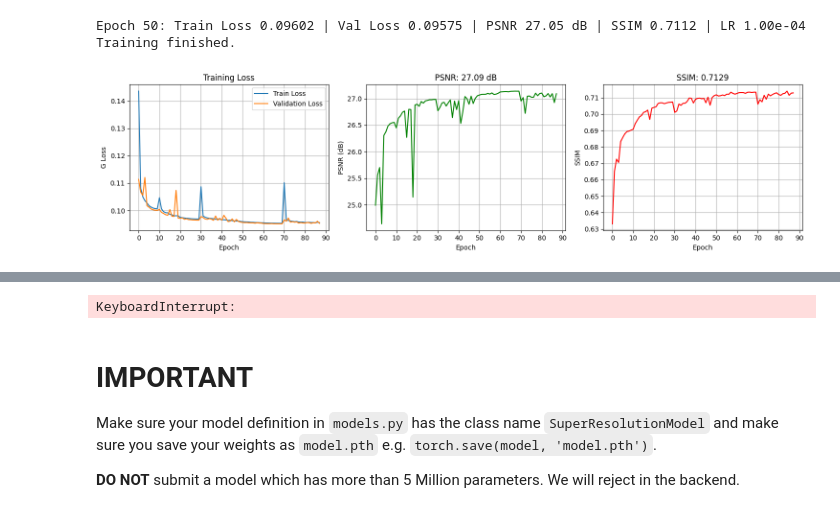
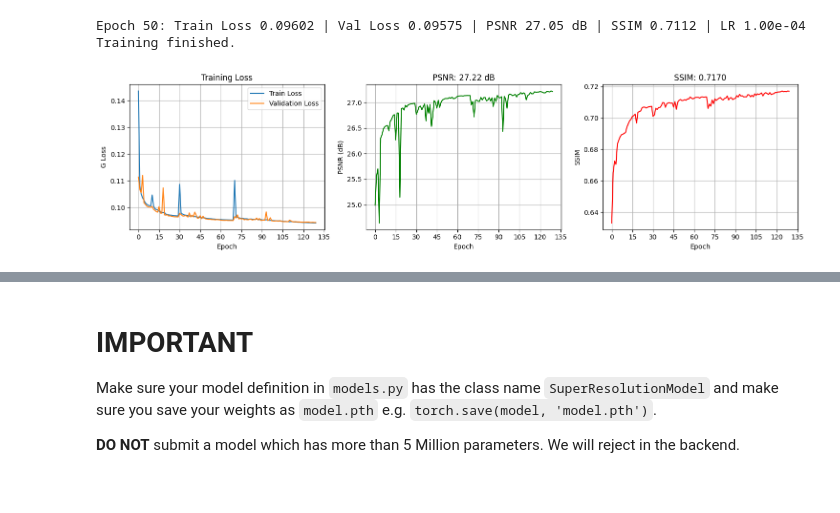
Before and after one commit to dylanneve1/4c16-labs, a Jupyter notebook: lab-07/Lab 7.ipynb, the cells around one changed output, grey strips where cells are left out. Cells and saved outputs as stored; diff of their text form; code cells hidden in the pictures.

```diff
--- a/lab-07/Lab 7.ipynb
+++ b/lab-07/Lab 7.ipynb
@@ -566,32 +566,32 @@ for epoch in range(start_epoch, end_epoch):
 
             # Standard Inference
             out = sr_model(lr_batch)
 
             loss = criterion(out, hr_batch)
             val_running_loss += loss.item() * lr_batch.size(0)
 
             # Calculate Metrics
             psnr_val, ssim_val = calculate_metrics(out, hr_batch)
             all_psnr.append(psnr_val)
             all_ssim.append(ssim_val)
 
     val_loss = val_running_loss / len(val_loader.dataset)
     avg_psnr = np.mean(all_psnr)
     avg_ssim = np.mean(all_ssim)
 
     current_lr = optimizer.param_groups[0]['lr']
 
     # Update the EXISTING plotter (Continues the graph)
     plotter.update(train_loss, val_loss, avg_psnr, avg_ssim)
 
     print(f'Epoch {epoch+1}: Train Loss {train_loss:.5f} | Val Loss {val_loss:.5f} | PSNR {avg_psnr:.2f} dB | SSIM {avg_ssim:.4f} | LR {current_lr:.2e}')
 
     # Save Checkpoint if it's the best so far (Simple Logic)
     # We check if current PSNR is better than the max in history
     if avg_psnr >= max(plotter.psnr_vals):
         torch.save(sr_model.state_dict(), save_path)
         # print(f"New Best Model Saved! ({avg_psnr:.2f} dB)")
-`
+
 print("Extended Training finished.")
 # %% [output]
-[figure, old version]
+[figure, new version]
@@ -599,4 +599,3 @@ Epoch 88: Train Loss 0.09555 | Val Loss 0.09534 | PSNR 27.09 dB | SSIM 0.7129 |
-KeyboardInterrupt:
 # %% [markdown]
 # IMPORTANT
 Make sure your model definition in `models.py` has the class name
```
Also changed, not shown: parts of 4 cells of this notebook, 2 other files.
